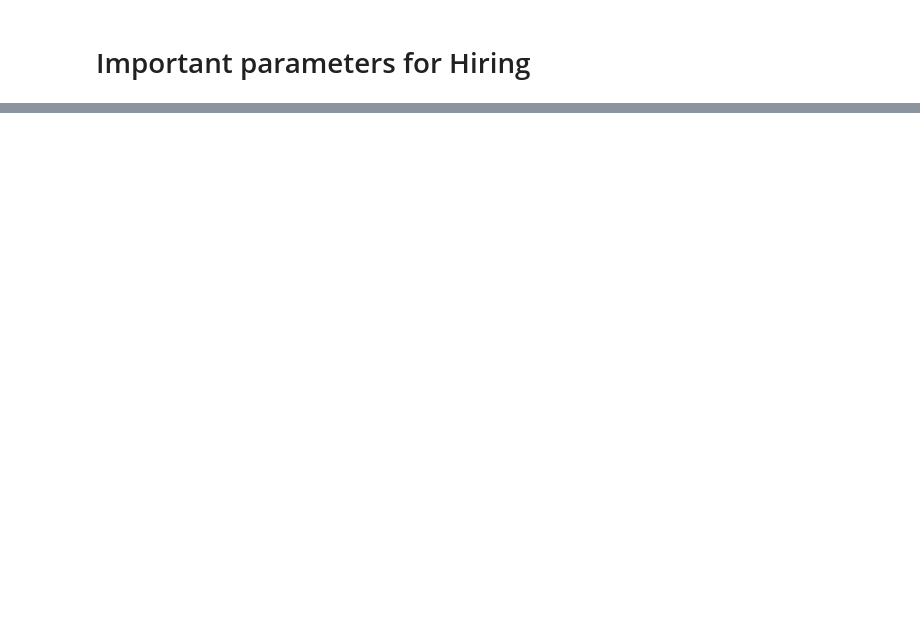
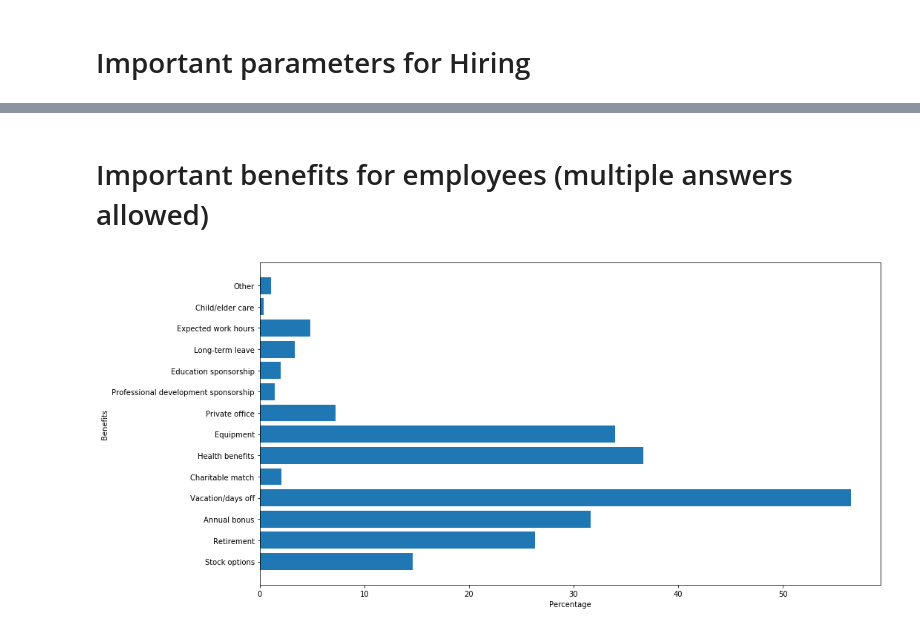
Before and after one commit to vneogi199/Stackoverflow-Developer-Survey-Results-2017-Analysis, a Jupyter notebook: Stackoverflow Developer Survey Results 2017 Analysis.ipynb, the cells around one changed output, grey strips where cells are left out. Cells and saved outputs as stored; diff of their text form; code cells hidden in the pictures; blank space fills up the shorter version.

```diff
--- a/Stackoverflow Developer Survey Results 2017 Analysis.ipynb
+++ b/Stackoverflow Developer Survey Results 2017 Analysis.ipynb
@@ -205,0 +203,15 @@ plt.show()
+# %% [markdown]
+# Important benefits for employees (multiple answers allowed)
+# %%
+benefits=['Stock options','Retirement','Annual bonus','Vacation/days off','Charitable match','Health benefits','Equipment','Private office','Professional development sponsorship','Education sponsorship','Long-term leave','Expected work hours','Child/elder care','Other']
+benefitdata=df['ImportantBenefits'].dropna().to_string()
+countBenefits=[]
+for benefit in benefits:
+    countBenefits.append(df['ImportantBenefits'].dropna().to_string().count(benefit)*100/len(df['ImportantBenefits'].dropna()))
+plt.figure(figsize=(15,8))
+plt.barh(benefits,countBenefits)
+plt.ylabel("Benefits")
+plt.xlabel("Percentage")
+plt.show()
+# %% [output]
+[figure, added]
```
Also changed, not shown: parts of 28 cells of this notebook, 2 other files.
